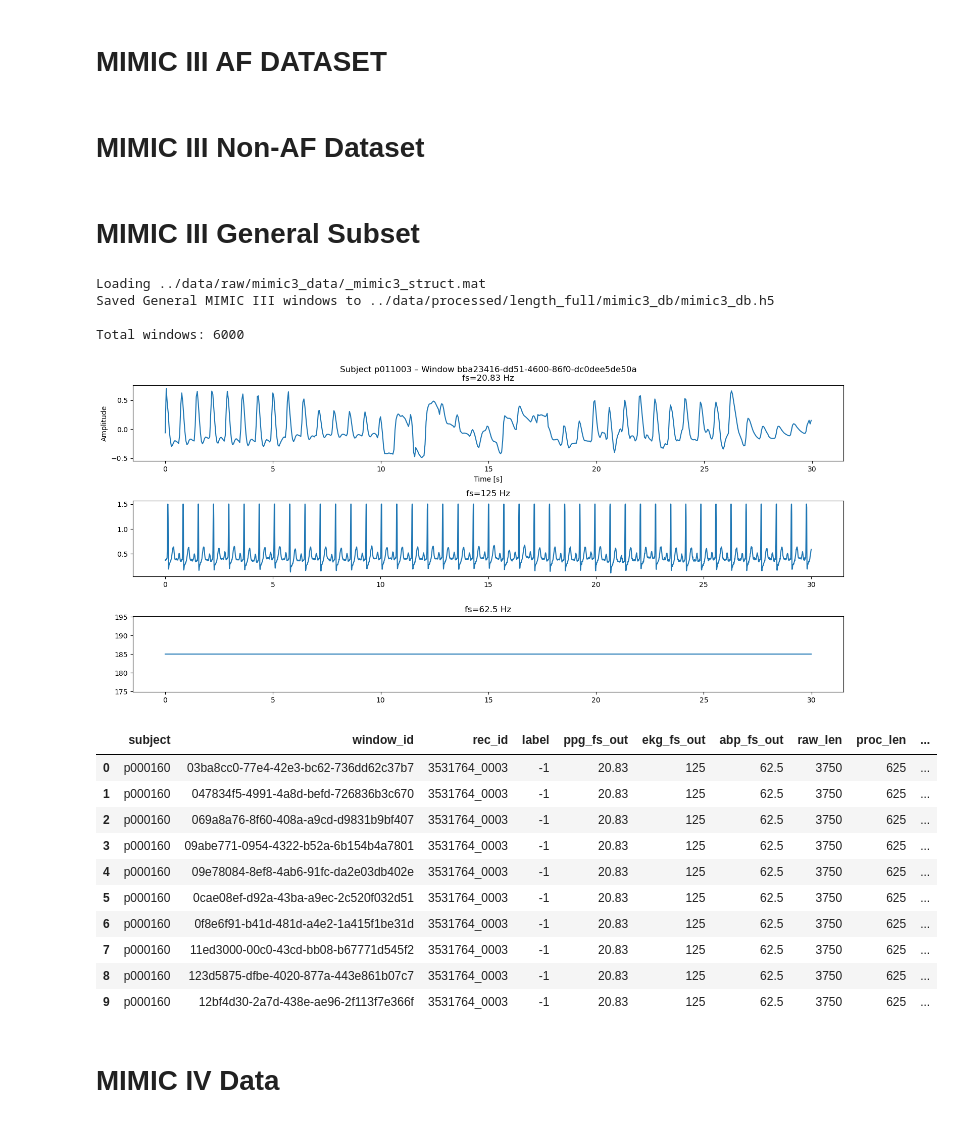
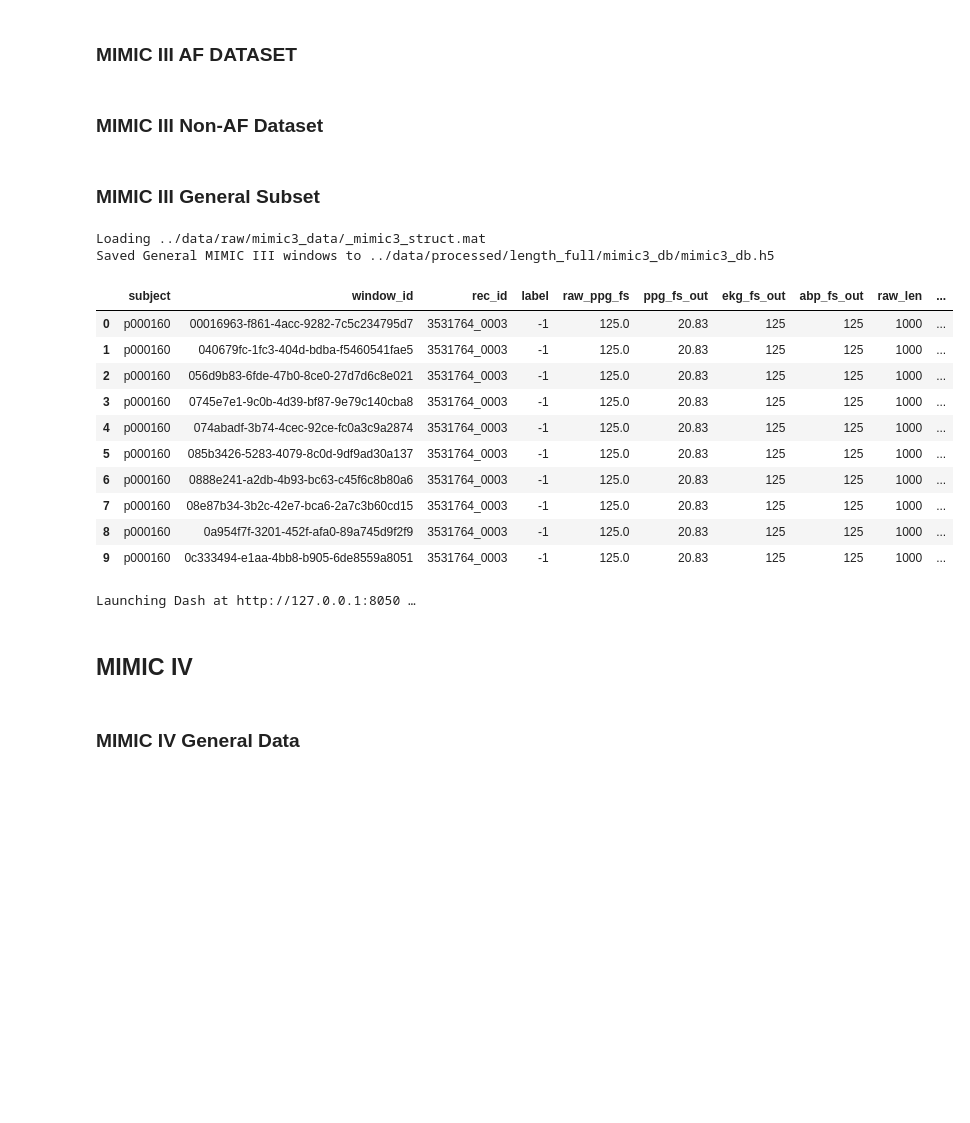
Before and after one commit to ShayanRiyaz/Heart_Rhythm_Analysis, a Jupyter notebook: notebooks/step_1_2_concatenate_datasets.ipynb, the cells around one changed output. Saved outputs shown, nothing was run; the diff lists cells and outputs as text; code cells hidden in the pictures; blank space fills up the shorter version.

```diff
--- a/notebooks/step_1_2_concatenate_datasets.ipynb
+++ b/notebooks/step_1_2_concatenate_datasets.ipynb
@@ -5,11 +5,22 @@ import sys
 import h5py
 import pandas as pd
 from IPython.display import display
+
 import matplotlib.pyplot as plt
+import dash
+from dash import dcc, html
+from plotly.subplots import make_subplots
+import plotly.graph_objs as go
+
+from random import choice
+from functools import partial
+
 ROOT_DIR = '../'
 sys.path.insert(0, os.path.abspath(f'/{ROOT_DIR}/heart_rhythm_analysis/'))    # make repo root importable
 
 from heart_rhythm_analysis.get_data.CapnoBaseETL import CapnoBaseETL
 from heart_rhythm_analysis.get_data.MimicETL import MimicETL
+from heart_rhythm_analysis.utils.timeseries_viewer import make_window_figure, create_interactive_viewer
 
 bSetUpDB = True
+WINDOW_LEN = 8
@@ -122,5 +112,5 @@ if __name__ == "__main__":
 # %% [markdown]
-# MIMIC III AF DATASET
+### MIMIC III AF DATASET
 # %%
 
 def main():
@@ -152,7 +142,7 @@ def main():
 if __name__ == "__main__":
     df_mimc_af = main()
 # %% [markdown]
-# MIMIC III Non-AF Dataset
+### MIMIC III Non-AF Dataset
 # %%
 
 def main():
@@ -183,57 +173,82 @@ def main():
 if __name__ == "__main__":
     df_mimc_nonaf = main()
 # %% [markdown]
-# MIMIC III General Subset
+### MIMIC III General Subset
 # %%
 def main():
     root_path = os.path.join('../data/raw/mimic3_data/_mimic3_struct.mat')
     out_filename = 'mimic3_db'
     out_path = os.path.join('../data/processed/length_full/mimic3_db')
 
     if not os.path.exists(out_path):
         os.mkdir(out_path)
     config = {
         "input_dir": root_path,
         "output_dir":  out_path,
         "fs_in": 125.00,
         "fs_out": 20.83,
         'fs_ekg': 125,
         'fs_bp':125,
-        "window_size_sec": 30,
+        "window_size_sec": WINDOW_LEN,
         "scale_type": "norm",
         "decimate_signal": True,
         "zero_phase": True,
         "out_filename": out_filename
     }
     bSetUpDB = True
     if bSetUpDB:
         etl = MimicETL(config)
         out_file = etl.process()
         print("Saved General MIMIC III windows to", out_file)
     df = load_as_df(out_path,out_filename)
     display(df.head(10))
     return df
 if __name__ == "__main__":
-    df_mimic_gen = main()
+    df_mimic3_gen = main()
+    first = df_mimic3_gen.iloc[np.random.randint(0, len(df_mimic3_gen))]
+    # # initialize Dash
+    # app = dash.Dash(__name__)
+
+    # # randomly pick one window at start-up
+    initial_window = df_mimic3_gen.sample(1).iloc[0]
+    # 2) declare once what each subplot should show
+    specs = [
+        {"key":"raw_ppg",  "fs_key":"raw_ppg_fs",  "subplot":1, "legend":"Raw PPG"},
+        {"key":"proc_ppg", "fs_key":"ppg_fs_out",  "subplot":1, "legend":"Proc PPG"},
+        {"key":"raw_ekg",  "fs_key":"ekg_fs_out",  "subplot":2,               },
+        {"key":"raw_abp",  "fs_key":"abp_fs_out",  "subplot":3,               },
+    ]
+
+    # 3) bind specs into a single-arg figure fn
+    fig_fn = lambda window: make_window_figure(window, specs)
+
+    app = create_time_series_viewer(
+    df_mimic3_gen,
+    fig_fn,
+    specs,
+    index_label_fn=lambda idx, row: f"{row.subject}-{row.window_id}"
+)
+    print("Launching Dash at http://127.0.0.1:8050 …")
+    # app.run(debug=True)
 # %% [output]
 Loading ../data/raw/mimic3_data/_mimic3_struct.mat
 Saved General MIMIC III windows to ../data/processed/length_full/mimic3_db/mimic3_db.h5
-
-Total windows: 6000
-[figure, removed]
-|  | subject | window_id | rec_id | label | ppg_fs_out | ekg_fs_out | abp_fs_out | raw_len | proc_len | ... |
-| 0 | p000160 | 03ba8cc0-77e4-42e3-bc62-736dd62c37b7 | 3531764_0003 | -1 | 20.83 | 125 | 62.5 | 3750 | 625 | ... |
-| 1 | p000160 | 047834f5-4991-4a8d-befd-726836b3c670 | 3531764_0003 | -1 | 20.83 | 125 | 62.5 | 3750 | 625 | ... |
-| 2 | p000160 | 069a8a76-8f60-408a-a9cd-d9831b9bf407 | 3531764_0003 | -1 | 20.83 | 125 | 62.5 | 3750 | 625 | ... |
-| 3 | p000160 | 09abe771-0954-4322-b52a-6b154b4a7801 | 3531764_0003 | -1 | 20.83 | 125 | 62.5 | 3750 | 625 | ... |
-| 4 | p000160 | 09e78084-8ef8-4ab6-91fc-da2e03db402e | 3531764_0003 | -1 | 20.83 | 125 | 62.5 | 3750 | 625 | ... |
-| 5 | p000160 | 0cae08ef-d92a-43ba-a9ec-2c520f032d51 | 3531764_0003 | -1 | 20.83 | 125 | 62.5 | 3750 | 625 | ... |
-| 6 | p000160 | 0f8e6f91-b41d-481d-a4e2-1a415f1be31d | 3531764_0003 | -1 | 20.83 | 125 | 62.5 | 3750 | 625 | ... |
-| 7 | p000160 | 11ed3000-00c0-43cd-bb08-b67771d545f2 | 3531764_0003 | -1 | 20.83 | 125 | 62.5 | 3750 | 625 | ... |
-| 8 | p000160 | 123d5875-dfbe-4020-877a-443e861b07c7 | 3531764_0003 | -1 | 20.83 | 125 | 62.5 | 3750 | 625 | ... |
-| 9 | p000160 | 12bf4d30-2a7d-438e-ae96-2f113f7e366f | 3531764_0003 | -1 | 20.83 | 125 | 62.5 | 3750 | 625 | ... |
+|  | subject | window_id | rec_id | label | raw_ppg_fs | ppg_fs_out | ekg_fs_out | abp_fs_out | raw_len | ... |
+| 0 | p000160 | 00016963-f861-4acc-9282-7c5c234795d7 | 3531764_0003 | -1 | 125.0 | 20.83 | 125 | 125 | 1000 | ... |
+| 1 | p000160 | 040679fc-1fc3-404d-bdba-f5460541fae5 | 3531764_0003 | -1 | 125.0 | 20.83 | 125 | 125 | 1000 | ... |
+| 2 | p000160 | 056d9b83-6fde-47b0-8ce0-27d7d6c8e021 | 3531764_0003 | -1 | 125.0 | 20.83 | 125 | 125 | 1000 | ... |
+| 3 | p000160 | 0745e7e1-9c0b-4d39-bf87-9e79c140cba8 | 3531764_0003 | -1 | 125.0 | 20.83 | 125 | 125 | 1000 | ... |
+| 4 | p000160 | 074abadf-3b74-4cec-92ce-fc0a3c9a2874 | 3531764_0003 | -1 | 125.0 | 20.83 | 125 | 125 | 1000 | ... |
+| 5 | p000160 | 085b3426-5283-4079-8c0d-9df9ad30a137 | 3531764_0003 | -1 | 125.0 | 20.83 | 125 | 125 | 1000 | ... |
+| 6 | p000160 | 0888e241-a2db-4b93-bc63-c45f6c8b80a6 | 3531764_0003 | -1 | 125.0 | 20.83 | 125 | 125 | 1000 | ... |
+| 7 | p000160 | 08e87b34-3b2c-42e7-bca6-2a7c3b60cd15 | 3531764_0003 | -1 | 125.0 | 20.83 | 125 | 125 | 1000 | ... |
+| 8 | p000160 | 0a954f7f-3201-452f-afa0-89a745d9f2f9 | 3531764_0003 | -1 | 125.0 | 20.83 | 125 | 125 | 1000 | ... |
+| 9 | p000160 | 0c333494-e1aa-4bb8-b905-6de8559a8051 | 3531764_0003 | -1 | 125.0 | 20.83 | 125 | 125 | 1000 | ... |
+Launching Dash at http://127.0.0.1:8050 …
+# %% [markdown]
+## MIMIC IV
 # %% [markdown]
-# MIMIC IV Data
+### MIMIC IV General Data
 # %%
 np.random.seed(42)
 def main():
```
Also changed, not shown: parts of 11 cells of this notebook, 7 other files.
